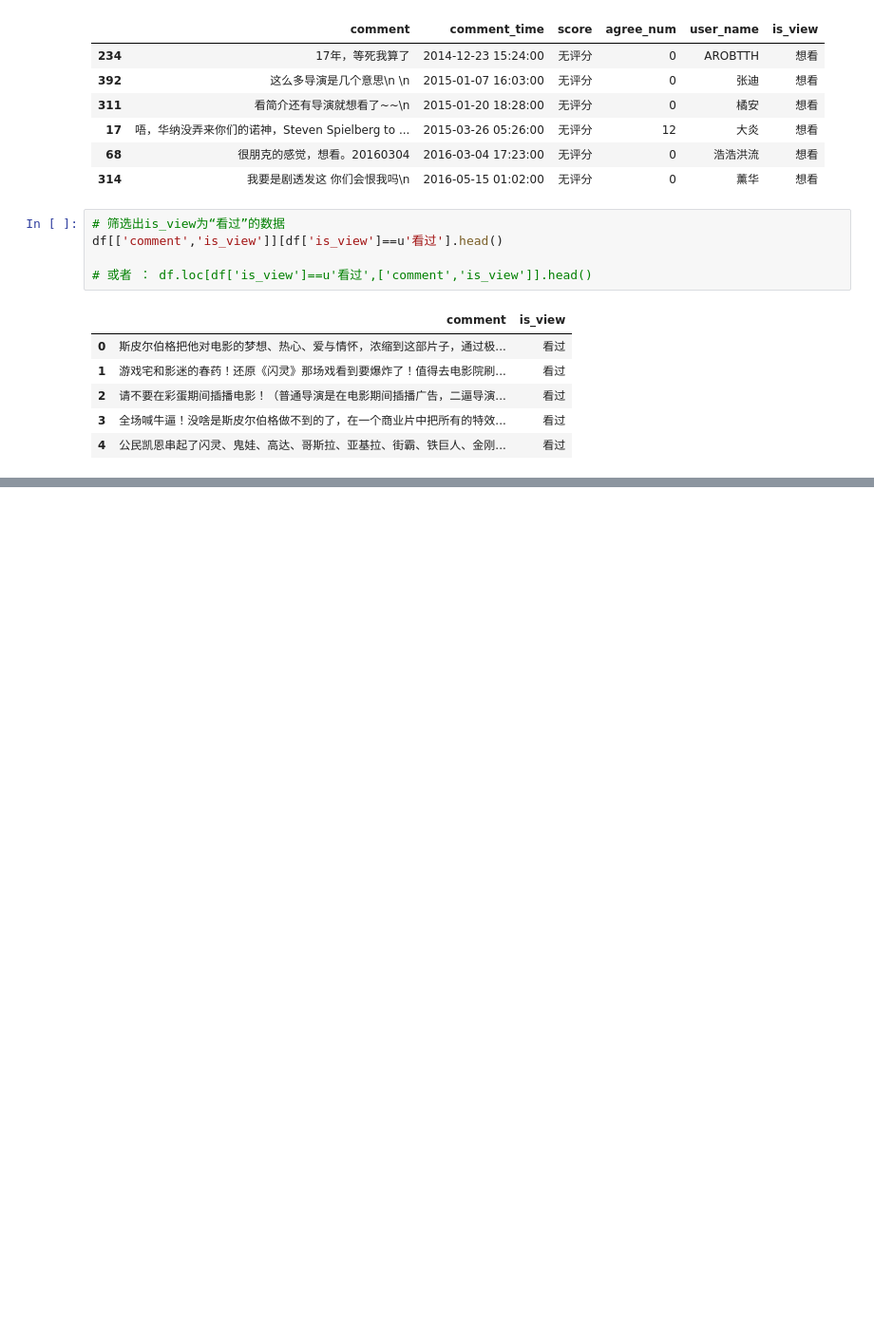
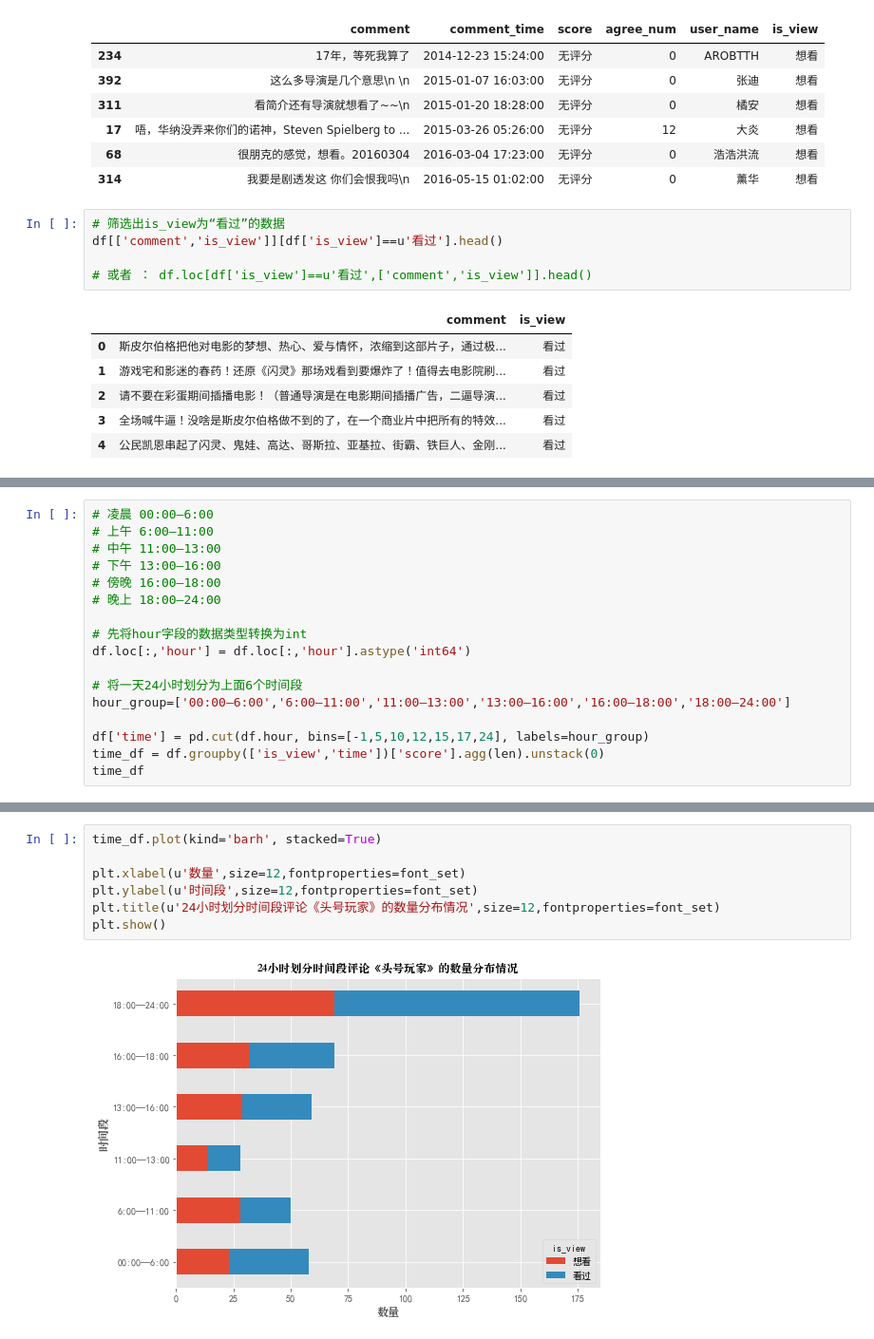
Before and after one commit to Hefountain/Analysis-Project, a Jupyter notebook: 《头号玩家》影评分析/Analysis of movie comments .ipynb, the cells around one changed output, grey strips where cells are left out. Shown: that part at 95% size. Cells and saved outputs as stored; diff of their text form; blank space fills up the shorter version.

```diff
--- a/《头号玩家》影评分析/Analysis of movie comments .ipynb
+++ b/《头号玩家》影评分析/Analysis of movie comments .ipynb
@@ -168,0 +216,17 @@ df[['comment','is_view']][df['is_view']==u'看过'].head()
+# %%
+# 凌晨 00:00—6:00
+# 上午 6:00—11:00
+# 中午 11:00—13:00
+# 下午 13:00—16:00
+# 傍晚 16:00—18:00
+# 晚上 18:00—24:00
+
+# 先将hour字段的数据类型转换为int
+df.loc[:,'hour'] = df.loc[:,'hour'].astype('int64')
+
+# 将一天24小时划分为上面6个时间段
+hour_group=['00:00—6:00','6:00—11:00','11:00—13:00','13:00—16:00','16:00—18:00','18:00—24:00']
+
+df['time'] = pd.cut(df.hour, bins=[-1,5,10,12,15,17,24], labels=hour_group)
+time_df = df.groupby(['is_view','time'])['score'].agg(len).unstack(0)
+time_df
@@ -169 +242,10 @@ df[['comment','is_view']][df['is_view']==u'看过'].head()
+# %%
+time_df.plot(kind='barh', stacked=True)
+
+plt.xlabel(u'数量',size=12,fontproperties=font_set)
+plt.ylabel(u'时间段',size=12,fontproperties=font_set)
+plt.title(u'24小时划分时间段评论《头号玩家》的数量分布情况',size=12,fontproperties=font_set)
+plt.show()
+# %% [output]
+[figure, added]
 # %%
```
Also changed, not shown: parts of 17 cells of this notebook, 2 other files.
